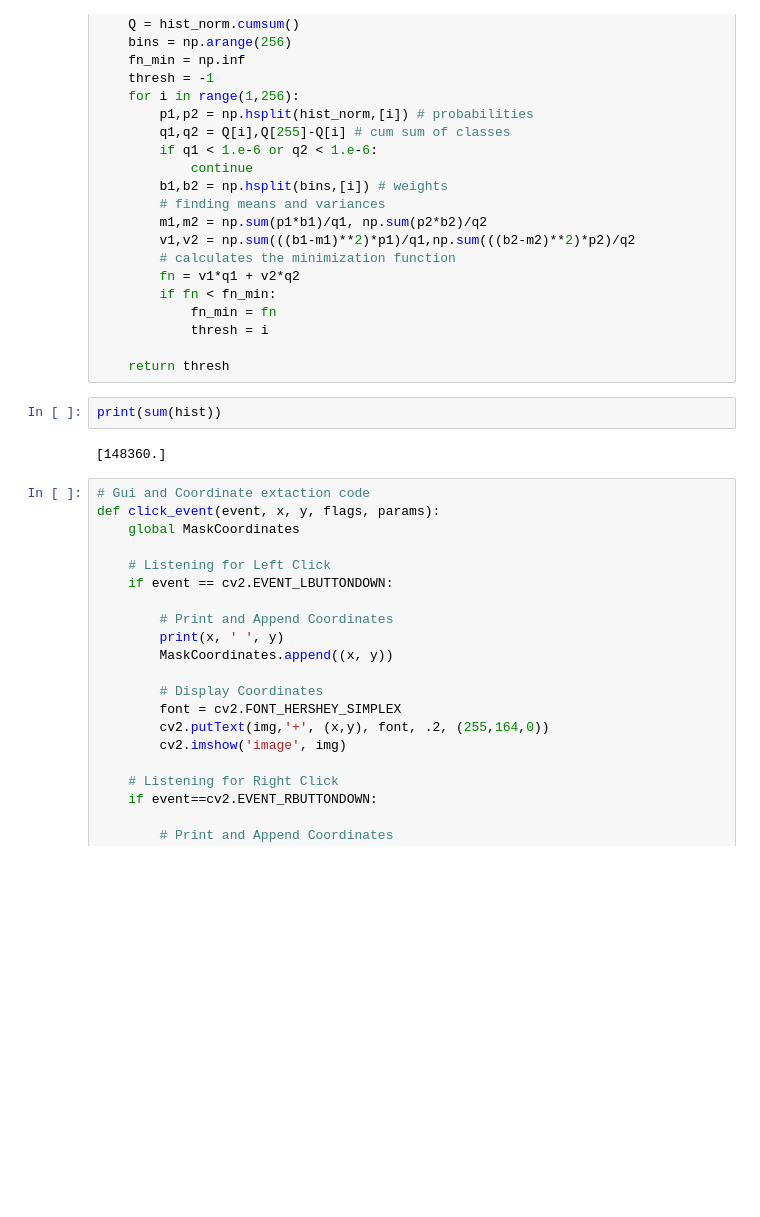
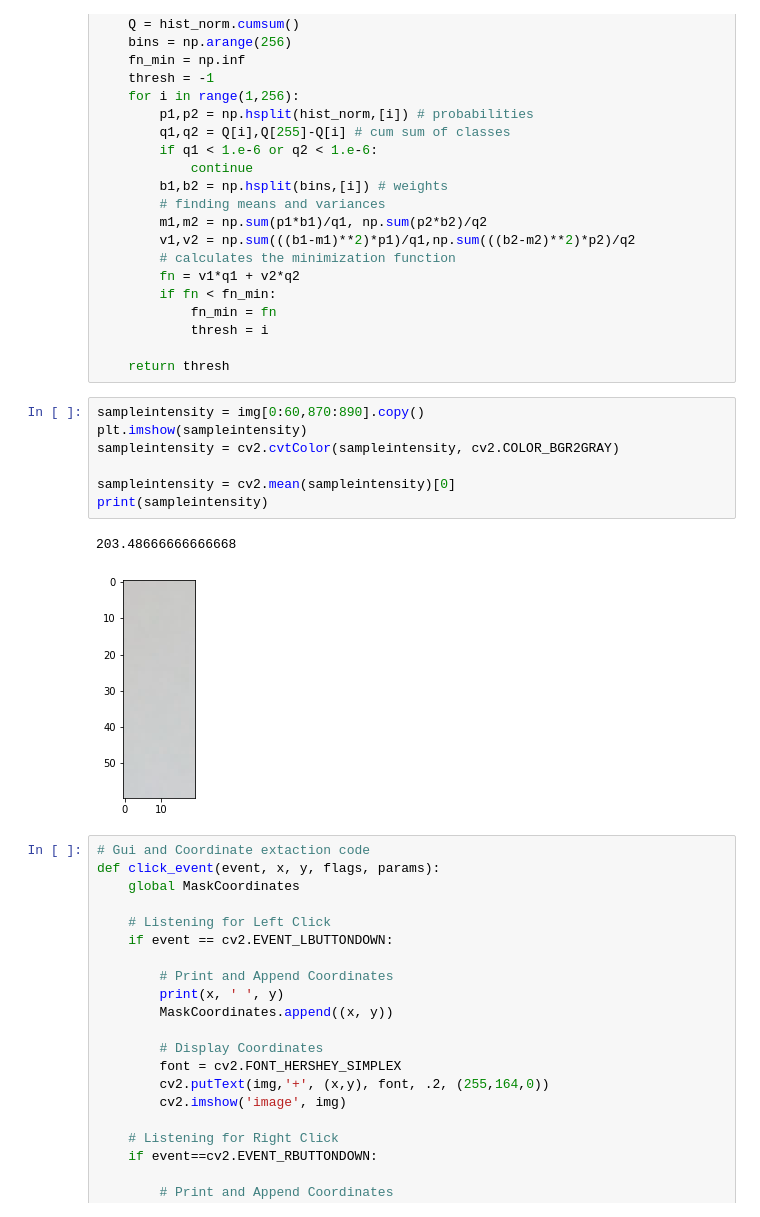
Before and after one commit to StefanoFochesatto/CRREL-Solar-Project, a Jupyter notebook: ExploratoryPythonScript.ipynb, the cells around one changed output. Saved outputs shown, nothing was run; the diff lists cells and outputs as text; blank space fills up the shorter version.

```diff
--- a/ExploratoryPythonScript.ipynb
+++ b/ExploratoryPythonScript.ipynb
@@ -234,10 +234,16 @@ def ThresholdImage(dst, mask):
             thresh = i
 
     return thresh
-# %%
-print(sum(hist))
-# %% [output]
-[148360.]
+# %%
+sampleintensity = img[0:60,870:890].copy()
+plt.imshow(sampleintensity)
+sampleintensity = cv2.cvtColor(sampleintensity, cv2.COLOR_BGR2GRAY)
+
+sampleintensity = cv2.mean(sampleintensity)[0]
+print(sampleintensity)
+# %% [output]
+203.48666666666668
+[figure, added]
 # %%
 # Gui and Coordinate extaction code
 def click_event(event, x, y, flags, params):
```
Also changed, not shown: parts of 1 cell of this notebook, 4 other files.
